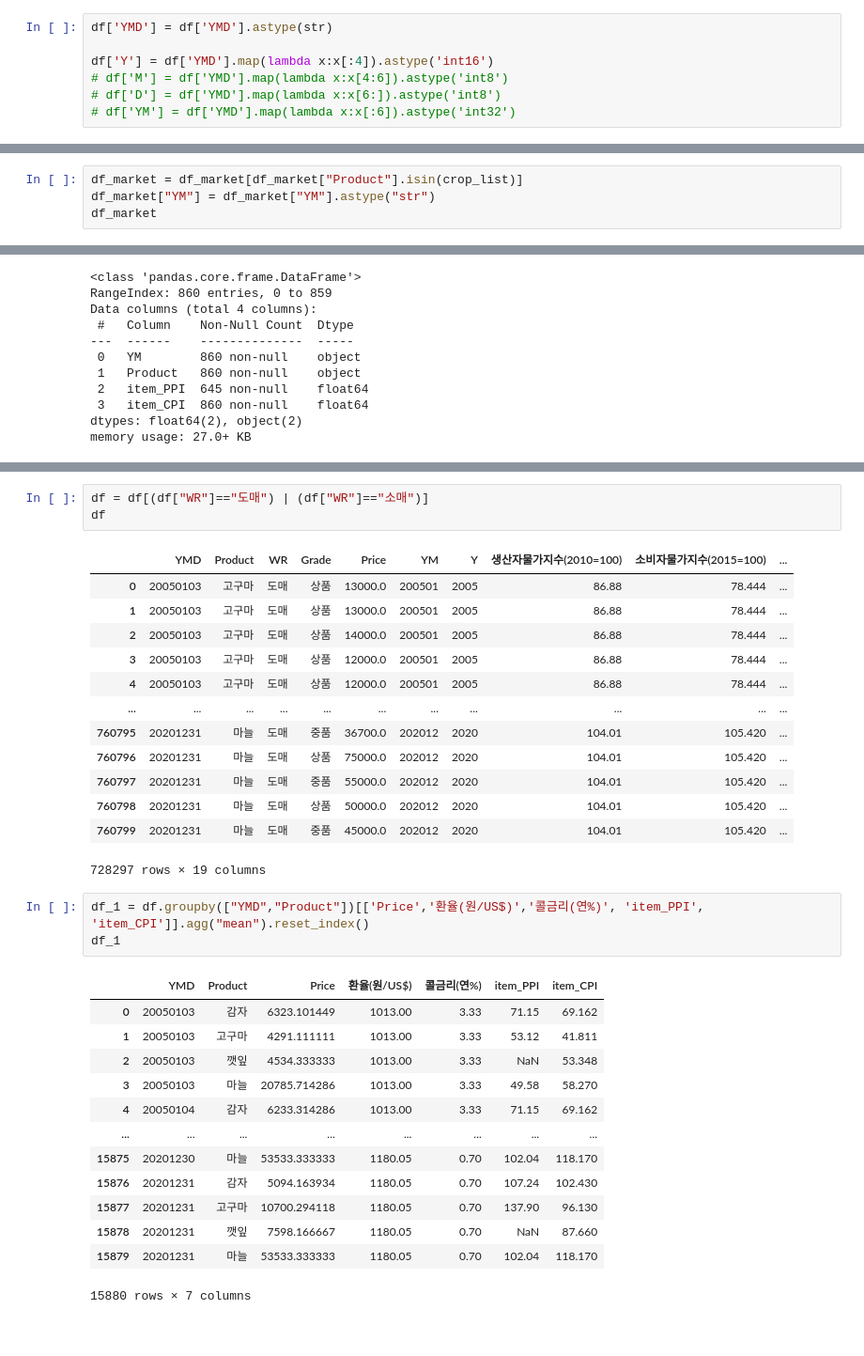
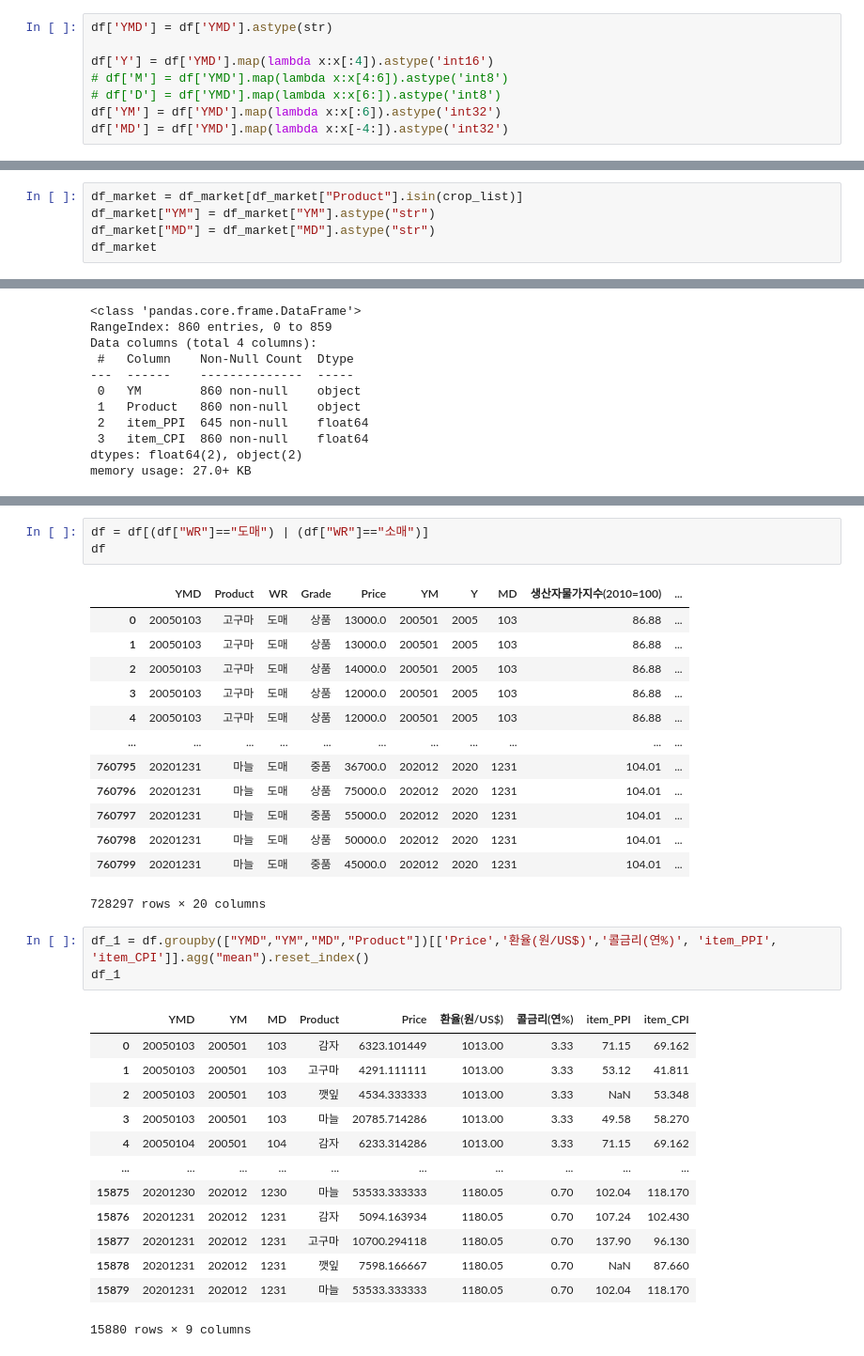
Before and after one commit to mols3131d/Agricultural-Products-Price-Prediction-, a Jupyter notebook: Data Collection/AgriMarket (1).ipynb, the cells around one changed output, grey strips where cells are left out. Shown at 94% size. Saved outputs shown, nothing was run; the diff lists cells and outputs as text.

```diff
--- a/Data Collection/AgriMarket (1).ipynb
+++ b/Data Collection/AgriMarket (1).ipynb
@@ -112,4 +113,5 @@ df['YMD'] = df['YMD'].astype(str)
 df['Y'] = df['YMD'].map(lambda x:x[:4]).astype('int16')
 # df['M'] = df['YMD'].map(lambda x:x[4:6]).astype('int8')
 # df['D'] = df['YMD'].map(lambda x:x[6:]).astype('int8')
-# df['YM'] = df['YMD'].map(lambda x:x[:6]).astype('int32')
+df['YM'] = df['YMD'].map(lambda x:x[:6]).astype('int32')
+df['MD'] = df['YMD'].map(lambda x:x[-4:]).astype('int32')
@@ -313,5 +330,6 @@ len(crop_list)
 # %%
 df_market = df_market[df_market["Product"].isin(crop_list)]
 df_market["YM"] = df_market["YM"].astype("str")
+df_market["MD"] = df_market["MD"].astype("str")
 df_market
 # %% [output]
@@ -482,33 +495,33 @@ df
 df = df[(df["WR"]=="도매") | (df["WR"]=="소매")]
 df
 # %% [output]
-|  | YMD | Product | WR | Grade | Price | YM | Y | 생산자물가지수(2010=100) | 소비자물가지수(2015=100) | ... |
-| 0 | 20050103 | 고구마 | 도매 | 상품 | 13000.0 | 200501 | 2005 | 86.88 | 78.444 | ... |
-| 1 | 20050103 | 고구마 | 도매 | 상품 | 13000.0 | 200501 | 2005 | 86.88 | 78.444 | ... |
-| 2 | 20050103 | 고구마 | 도매 | 상품 | 14000.0 | 200501 | 2005 | 86.88 | 78.444 | ... |
-| 3 | 20050103 | 고구마 | 도매 | 상품 | 12000.0 | 200501 | 2005 | 86.88 | 78.444 | ... |
-| 4 | 20050103 | 고구마 | 도매 | 상품 | 12000.0 | 200501 | 2005 | 86.88 | 78.444 | ... |
+|  | YMD | Product | WR | Grade | Price | YM | Y | MD | 생산자물가지수(2010=100) | ... |
+| 0 | 20050103 | 고구마 | 도매 | 상품 | 13000.0 | 200501 | 2005 | 103 | 86.88 | ... |
+| 1 | 20050103 | 고구마 | 도매 | 상품 | 13000.0 | 200501 | 2005 | 103 | 86.88 | ... |
+| 2 | 20050103 | 고구마 | 도매 | 상품 | 14000.0 | 200501 | 2005 | 103 | 86.88 | ... |
+| 3 | 20050103 | 고구마 | 도매 | 상품 | 12000.0 | 200501 | 2005 | 103 | 86.88 | ... |
+| 4 | 20050103 | 고구마 | 도매 | 상품 | 12000.0 | 200501 | 2005 | 103 | 86.88 | ... |
 | ... | ... | ... | ... | ... | ... | ... | ... | ... | ... | ... |
-| 760795 | 20201231 | 마늘 | 도매 | 중품 | 36700.0 | 202012 | 2020 | 104.01 | 105.420 | ... |
-| 760796 | 20201231 | 마늘 | 도매 | 상품 | 75000.0 | 202012 | 2020 | 104.01 | 105.420 | ... |
-| 760797 | 20201231 | 마늘 | 도매 | 중품 | 55000.0 | 202012 | 2020 | 104.01 | 105.420 | ... |
-| 760798 | 20201231 | 마늘 | 도매 | 상품 | 50000.0 | 202012 | 2020 | 104.01 | 105.420 | ... |
-| 760799 | 20201231 | 마늘 | 도매 | 중품 | 45000.0 | 202012 | 2020 | 104.01 | 105.420 | ... |
+| 760795 | 20201231 | 마늘 | 도매 | 중품 | 36700.0 | 202012 | 2020 | 1231 | 104.01 | ... |
+| 760796 | 20201231 | 마늘 | 도매 | 상품 | 75000.0 | 202012 | 2020 | 1231 | 104.01 | ... |
+| 760797 | 20201231 | 마늘 | 도매 | 중품 | 55000.0 | 202012 | 2020 | 1231 | 104.01 | ... |
+| 760798 | 20201231 | 마늘 | 도매 | 상품 | 50000.0 | 202012 | 2020 | 1231 | 104.01 | ... |
+| 760799 | 20201231 | 마늘 | 도매 | 중품 | 45000.0 | 202012 | 2020 | 1231 | 104.01 | ... |
-728297 rows × 19 columns
+728297 rows × 20 columns
 # %%
-df_1 = df.groupby(["YMD","Product"])[['Price','환율(원/US$)','콜금리(연%)', 'item_PPI', 'item_CPI']].agg("mean").reset_index()
+df_1 = df.groupby(["YMD","YM","MD","Product"])[['Price','환율(원/US$)','콜금리(연%)', 'item_PPI', 'item_CPI']].agg("mean").reset_index()
 df_1
 # %% [output]
-|  | YMD | Product | Price | 환율(원/US$) | 콜금리(연%) | item_PPI | item_CPI |
-| 0 | 20050103 | 감자 | 6323.101449 | 1013.00 | 3.33 | 71.15 | 69.162 |
-| 1 | 20050103 | 고구마 | 4291.111111 | 1013.00 | 3.33 | 53.12 | 41.811 |
-| 2 | 20050103 | 깻잎 | 4534.333333 | 1013.00 | 3.33 | NaN | 53.348 |
-| 3 | 20050103 | 마늘 | 20785.714286 | 1013.00 | 3.33 | 49.58 | 58.270 |
-| 4 | 20050104 | 감자 | 6233.314286 | 1013.00 | 3.33 | 71.15 | 69.162 |
-| ... | ... | ... | ... | ... | ... | ... | ... |
-| 15875 | 20201230 | 마늘 | 53533.333333 | 1180.05 | 0.70 | 102.04 | 118.170 |
-| 15876 | 20201231 | 감자 | 5094.163934 | 1180.05 | 0.70 | 107.24 | 102.430 |
-| 15877 | 20201231 | 고구마 | 10700.294118 | 1180.05 | 0.70 | 137.90 | 96.130 |
-| 15878 | 20201231 | 깻잎 | 7598.166667 | 1180.05 | 0.70 | NaN | 87.660 |
-| 15879 | 20201231 | 마늘 | 53533.333333 | 1180.05 | 0.70 | 102.04 | 118.170 |
+|  | YMD | YM | MD | Product | Price | 환율(원/US$) | 콜금리(연%) | item_PPI | item_CPI |
+| 0 | 20050103 | 200501 | 103 | 감자 | 6323.101449 | 1013.00 | 3.33 | 71.15 | 69.162 |
+| 1 | 20050103 | 200501 | 103 | 고구마 | 4291.111111 | 1013.00 | 3.33 | 53.12 | 41.811 |
+| 2 | 20050103 | 200501 | 103 | 깻잎 | 4534.333333 | 1013.00 | 3.33 | NaN | 53.348 |
+| 3 | 20050103 | 200501 | 103 | 마늘 | 20785.714286 | 1013.00 | 3.33 | 49.58 | 58.270 |
+| 4 | 20050104 | 200501 | 104 | 감자 | 6233.314286 | 1013.00 | 3.33 | 71.15 | 69.162 |
+| ... | ... | ... | ... | ... | ... | ... | ... | ... | ... |
+| 15875 | 20201230 | 202012 | 1230 | 마늘 | 53533.333333 | 1180.05 | 0.70 | 102.04 | 118.170 |
+| 15876 | 20201231 | 202012 | 1231 | 감자 | 5094.163934 | 1180.05 | 0.70 | 107.24 | 102.430 |
+| 15877 | 20201231 | 202012 | 1231 | 고구마 | 10700.294118 | 1180.05 | 0.70 | 137.90 | 96.130 |
+| 15878 | 20201231 | 202012 | 1231 | 깻잎 | 7598.166667 | 1180.05 | 0.70 | NaN | 87.660 |
+| 15879 | 20201231 | 202012 | 1231 | 마늘 | 53533.333333 | 1180.05 | 0.70 | 102.04 | 118.170 |
-15880 rows × 7 columns
+15880 rows × 9 columns
```
Also changed, not shown: parts of 16 cells of this notebook, 1 other file.
